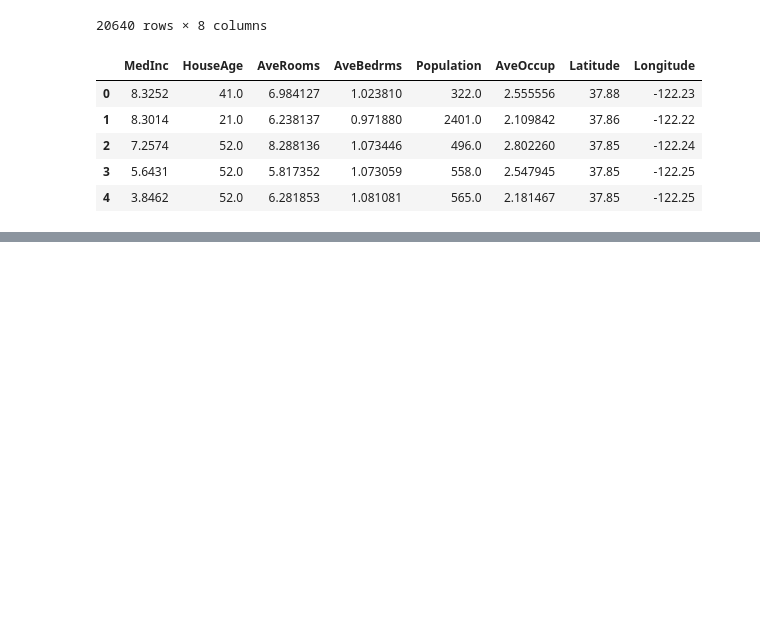
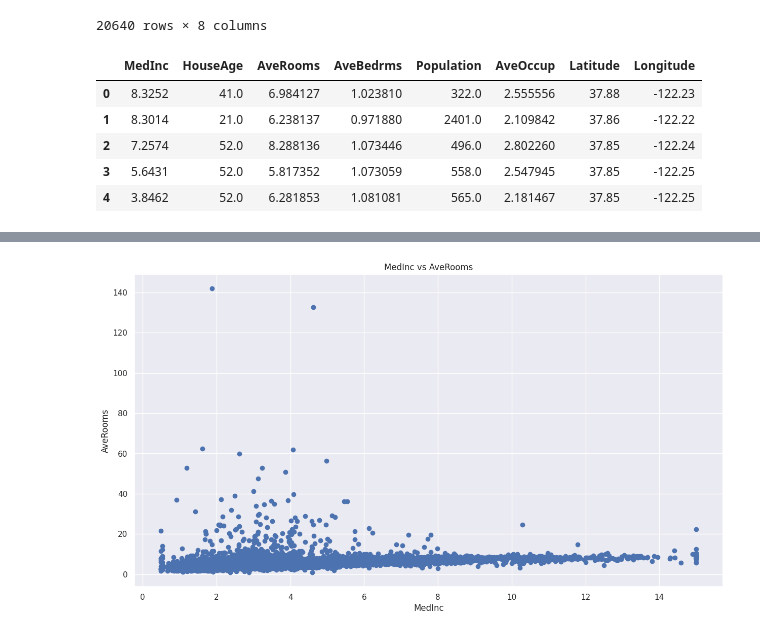
Before and after one commit to Aditya29051998/Machine-Learning, a Jupyter notebook: ML_Ineuron.ipynb, the cells around one changed output, grey strips where cells are left out. Saved outputs shown, nothing was run; the diff lists cells and outputs as text; code cells hidden in the pictures; blank space fills up the shorter version.

```diff
--- a/ML_Ineuron.ipynb
+++ b/ML_Ineuron.ipynb
@@ -108,0 +185,8 @@ dataset.head()
+# %%
+plt.scatter(dataset['MedInc'],dataset['AveRooms'])
+plt.xlabel('MedInc')
+plt.ylabel('AveRooms')
+plt.title('MedInc vs AveRooms')
+plt.show()
+# %% [output]
+[figure, added]
```
Also changed, not shown: parts of 16 cells of this notebook.
